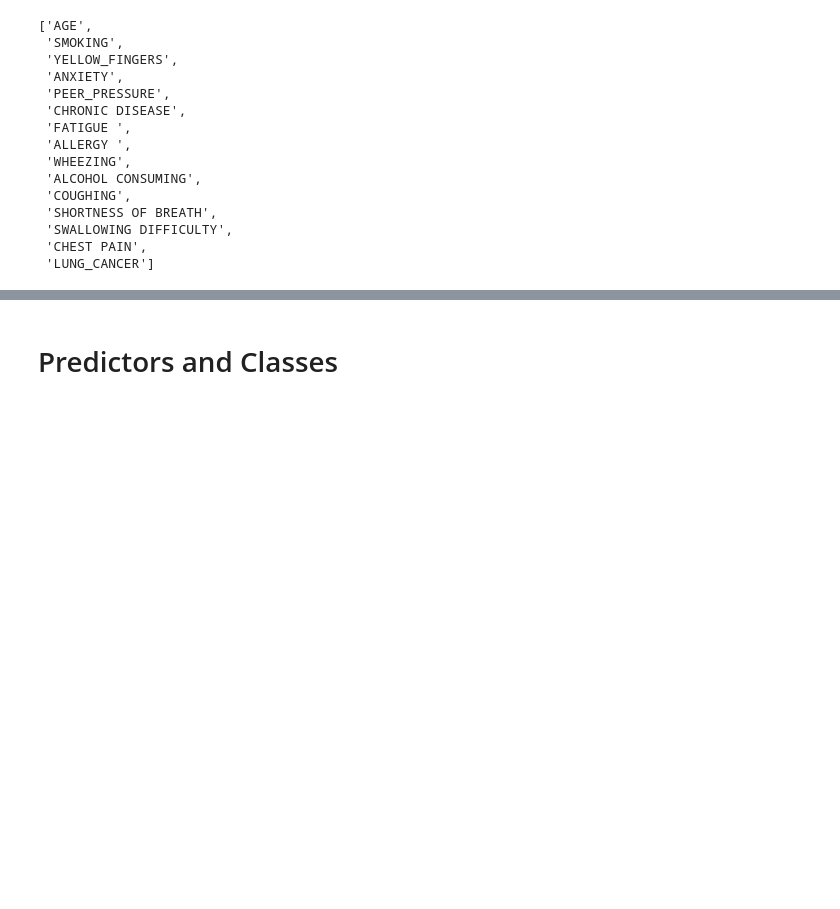
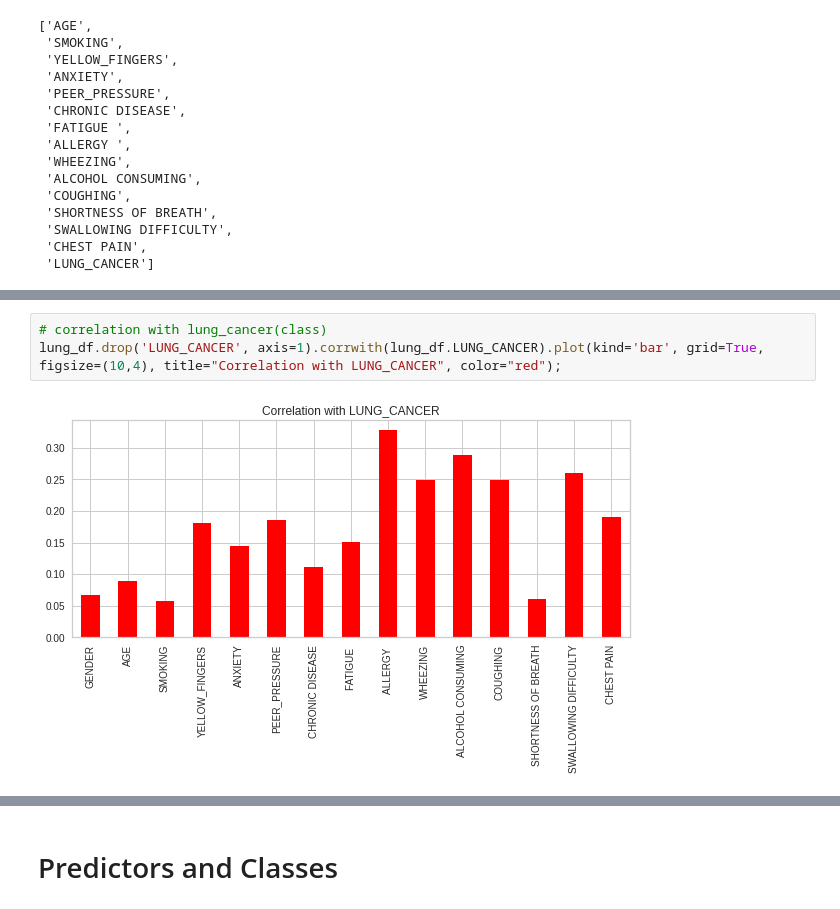
Before and after one commit to matheusapostulo/lung-cancer-machine-learning, a Jupyter notebook: Lung_Cancer_Machine_Learning.ipynb, the cells around one changed output, grey strips where cells are left out. Drawn from its saved outputs; the diff is of its cells as text; blank space fills up the shorter version.

```diff
--- a/Lung_Cancer_Machine_Learning.ipynb
+++ b/Lung_Cancer_Machine_Learning.ipynb
@@ -200,0 +286,5 @@ lung_df.hist(figsize=(20,20));
+# %%
+# correlation with lung_cancer(class)
+lung_df.drop('LUNG_CANCER', axis=1).corrwith(lung_df.LUNG_CANCER).plot(kind='bar', grid=True, figsize=(10,4), title="Correlation with LUNG_CANCER", color="red");
+# %% [output]
+[figure, added]
```
Also changed, not shown: parts of 47 cells of this notebook.
